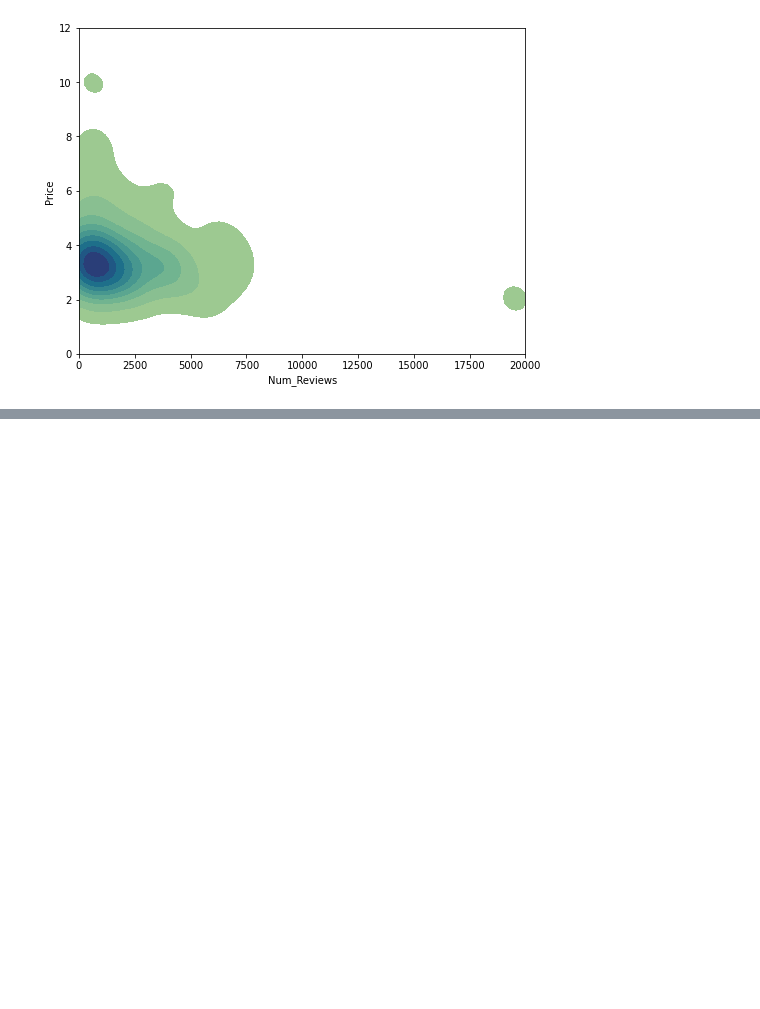
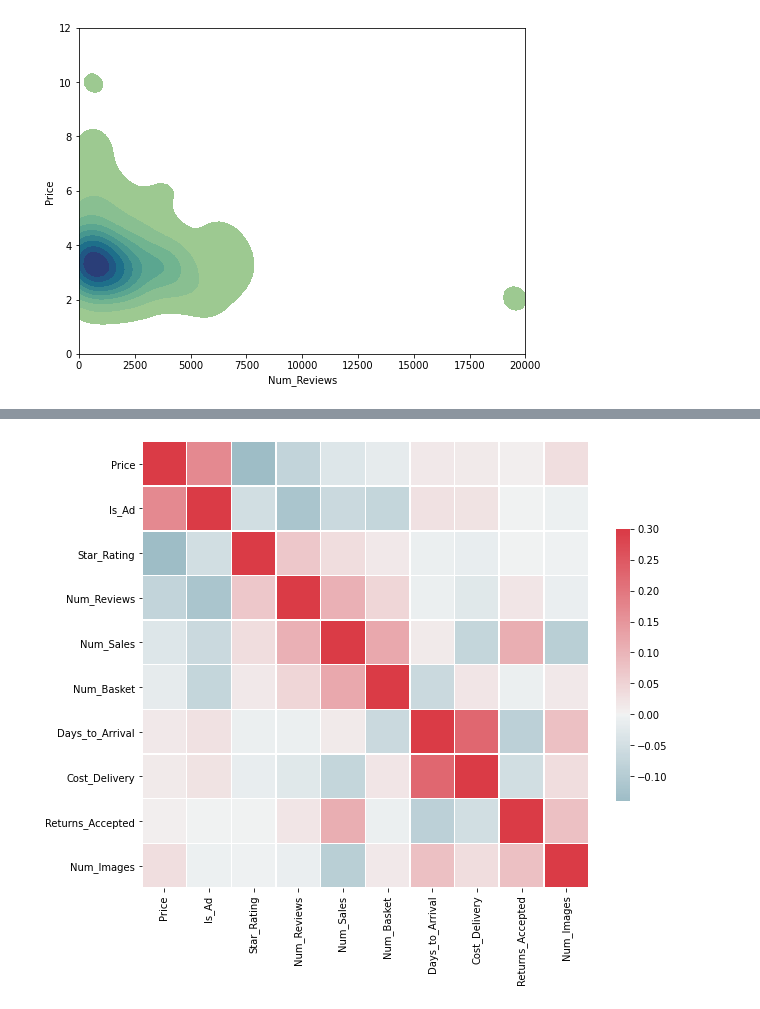
Before and after one commit to anastasiabizyayeva/Price_Etsymator, a Jupyter notebook: 01_EDA.ipynb, the cells around one changed output, grey strips where cells are left out. Saved outputs shown, nothing was run; the diff lists cells and outputs as text; code cells hidden in the pictures; blank space fills up the shorter version.

```diff
--- a/01_EDA.ipynb
+++ b/01_EDA.ipynb
@@ -504,0 +539,9 @@ plt.show()
+# %%
+figure(figsize=(10, 10))
+
+cmap = sns.diverging_palette(220, 10, as_cmap=True)
+sns.heatmap(df[['Price','Is_Ad', 'Star_Rating', 'Num_Reviews', 'Num_Sales', 'Num_Basket', 'Days_to_Arrival', 'Cost_Delivery', 'Returns_Accepted', 'Num_Images']].corr(),vmax=.3, center=0, cmap=cmap,
+            square=True, linewidths=.5, cbar_kws={"shrink": .5})
+plt.show()
+# %% [output]
+[figure, added]
```
Also changed, not shown: parts of 9 cells of this notebook.
